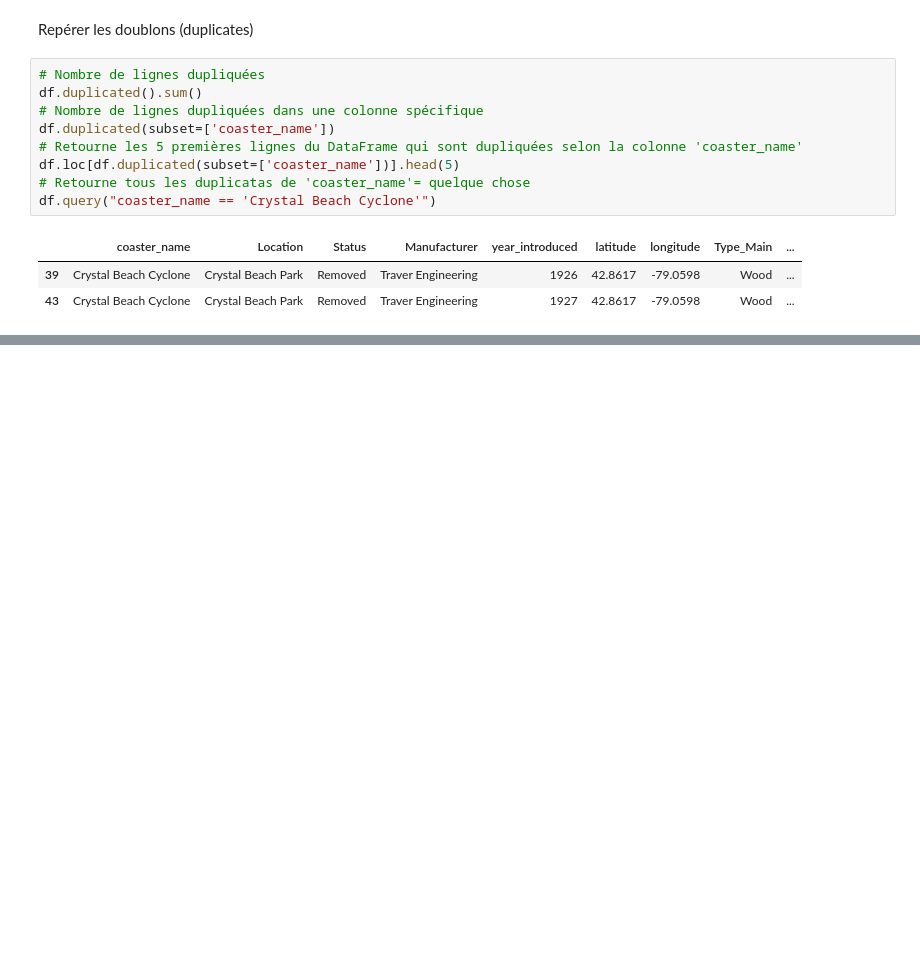
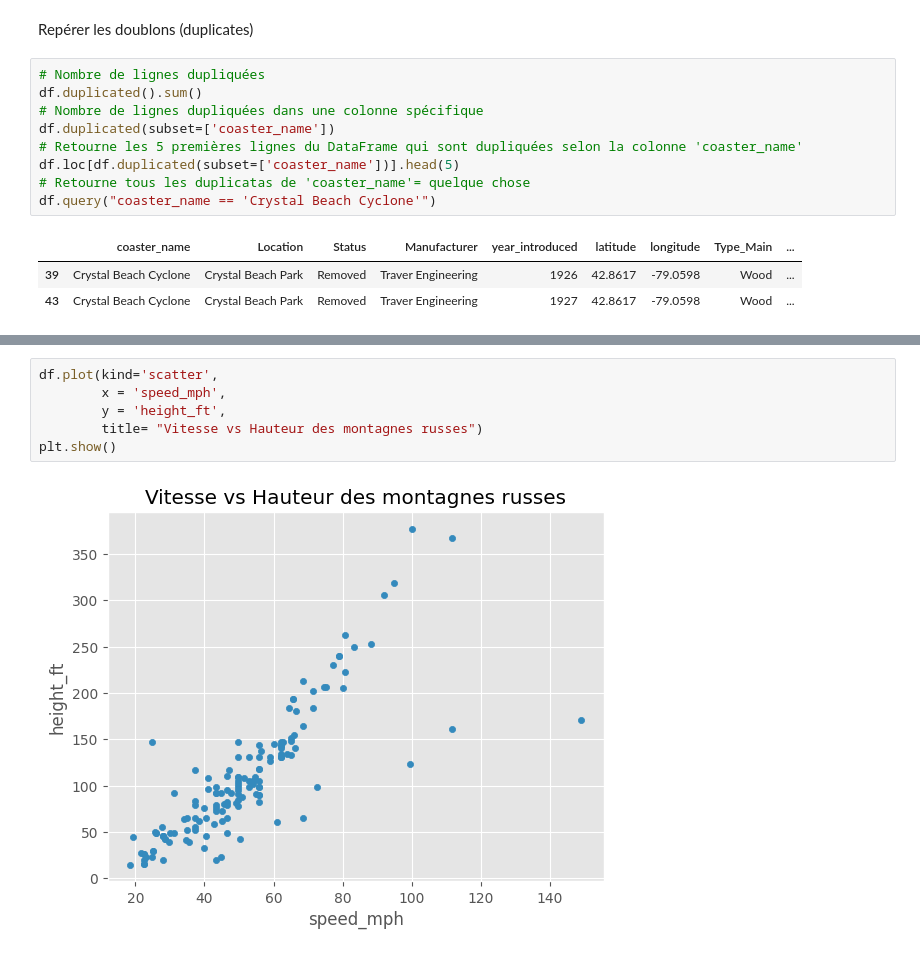
Before and after one commit to MarieExbrayat/test, a Jupyter notebook: Python/Kaggle1.ipynb, the cells around one changed output, grey strips where cells are left out. Drawn from its saved outputs; the diff is of its cells as text; blank space fills up the shorter version.

```diff
--- a/Python/Kaggle1.ipynb
+++ b/Python/Kaggle1.ipynb
@@ -178,0 +251,8 @@ df_sans_doublons = df.drop_duplicates()
+# %%
+df.plot(kind='scatter',
+        x = 'speed_mph',
+        y = 'height_ft',
+        title= "Vitesse vs Hauteur des montagnes russes")
+plt.show()
+# %% [output]
+[figure, added]
```
Also changed, not shown: parts of 26 cells of this notebook, 1 other file.
